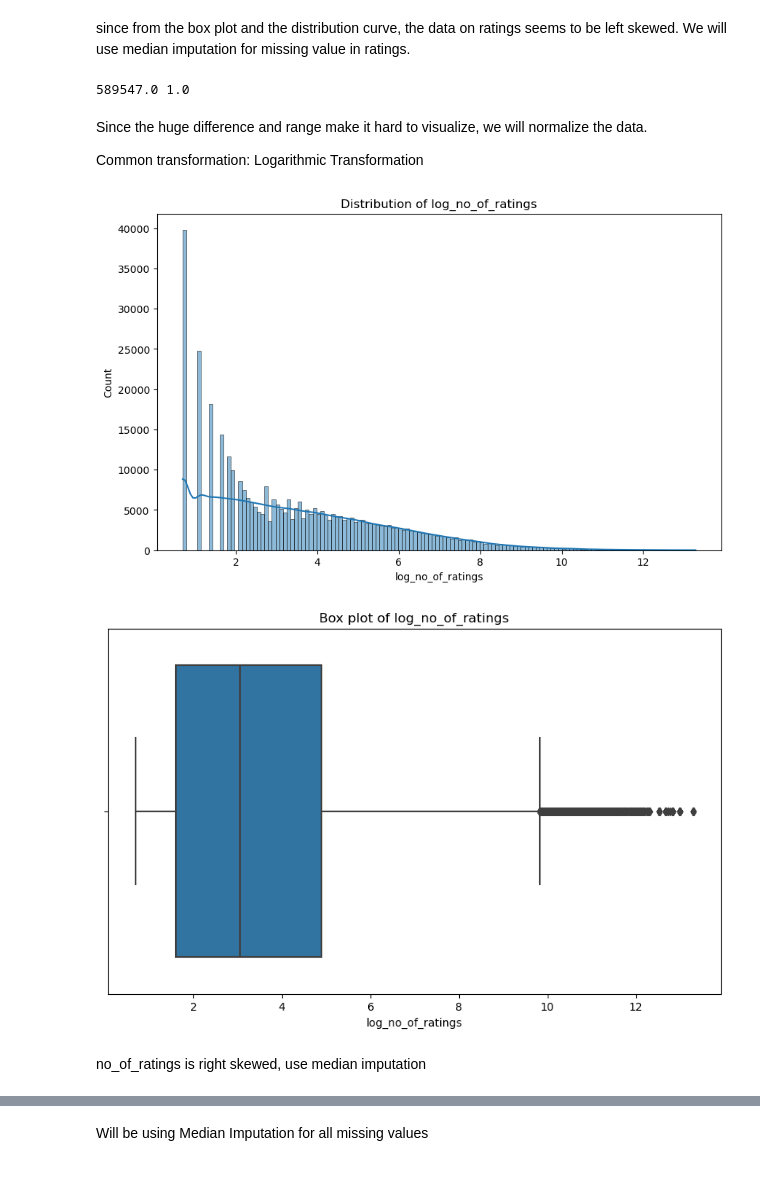
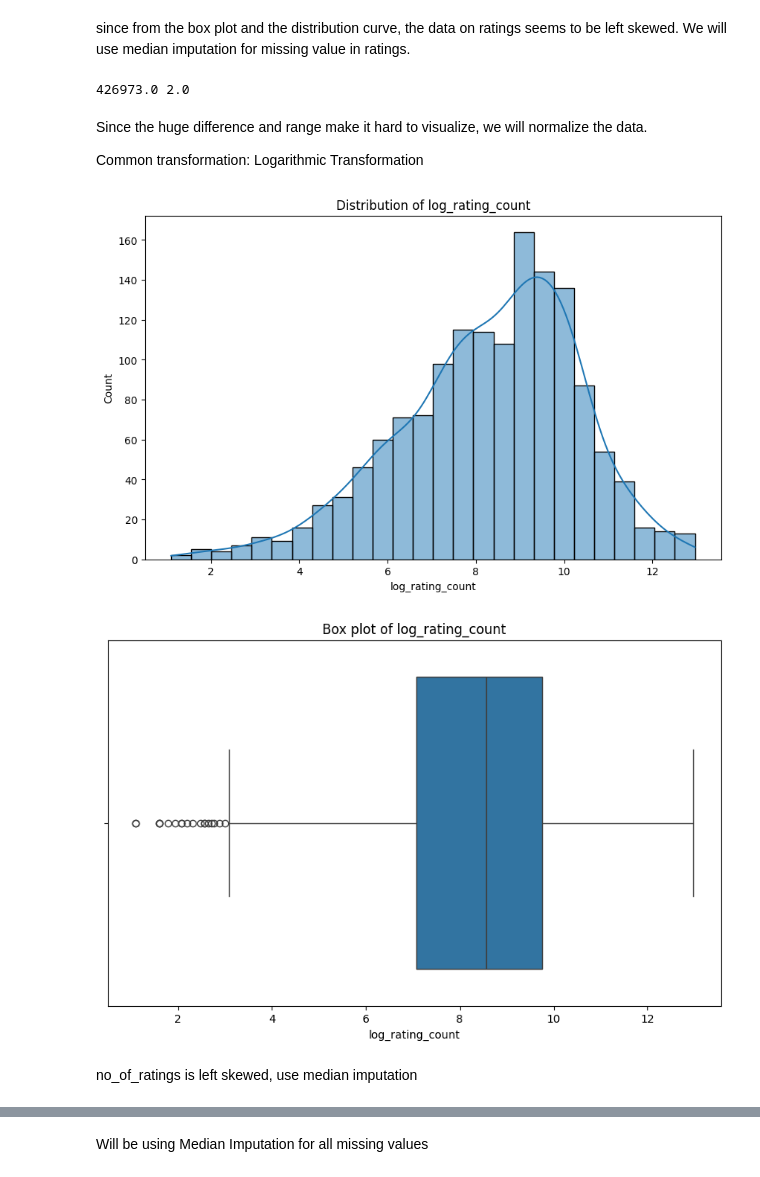
Before and after one commit to HSanny/ecomm_recommender, a Jupyter notebook: recommender.ipynb, the cells around one changed output, grey strips where cells are left out. Saved outputs shown, nothing was run; the diff lists cells and outputs as text; code cells hidden in the pictures.

```diff
--- a/recommender.ipynb
+++ b/recommender.ipynb
@@ -1,7 +1,7 @@
 # %%
 import pandas as pd
 
-data = pd.read_csv('Amazon-Products.csv')
+data = pd.read_csv('amazon.csv')
 
 data.head()
 # %% [output]
@@ -274,14 +290,14 @@ plt.show()
 # %% [markdown]
 since from the box plot and the distribution curve, the data on ratings seems to be left skewed. We will use median imputation for missing value in ratings.
 # %%
-data[['no_of_ratings']]
+data[['rating_count']]
 
-ratings_null = pd.isnull(data['no_of_ratings'])
+ratings_null = pd.isnull(data['rating_count'])
 data[ratings_null]
 
-print(data['no_of_ratings'].max(), data['no_of_ratings'].min())
+print(data['rating_count'].max(), data['rating_count'].min())
 # %% [output]
-589547.0 1.0
+426973.0 2.0
 # %% [markdown]
 Since the huge difference and range make it hard to visualize, we will normalize the data.
 
@@ -289,24 +305,24 @@ Common transformation: Logarithmic Transformation
 # %%
 import numpy as np
 
-data['log_no_of_ratings'] = np.log1p(data['no_of_ratings'])  # log1p is used to handle log(0)
+data['log_rating_count'] = np.log1p(data['rating_count'])  # log1p is used to handle log(0)
 # %%
 # visualization for log_no_of_ratings
 
 plt.figure(figsize = (10,6))
-sns.histplot(data['log_no_of_ratings'], kde=True)
-plt.title(f'Distribution of log_no_of_ratings')
+sns.histplot(data['log_rating_count'], kde=True)
+plt.title(f'Distribution of log_rating_count')
 plt.show()
 
 plt.figure(figsize = (10,6))
-sns.boxplot(x=data['log_no_of_ratings'])
-plt.title(f'Box plot of log_no_of_ratings')
+sns.boxplot(x=data['log_rating_count'])
+plt.title(f'Box plot of log_rating_count')
 plt.show()
 # %% [output]
-[figure, old version]
+[figure, new version]
-[figure, old version]
+[figure, new version]
 # %% [markdown]
-no_of_ratings is right skewed, use median imputation
+no_of_ratings is left skewed, use median imputation
 # %%
 # visualization for discount_price
 
```
Also changed, not shown: parts of 25 cells of this notebook.
